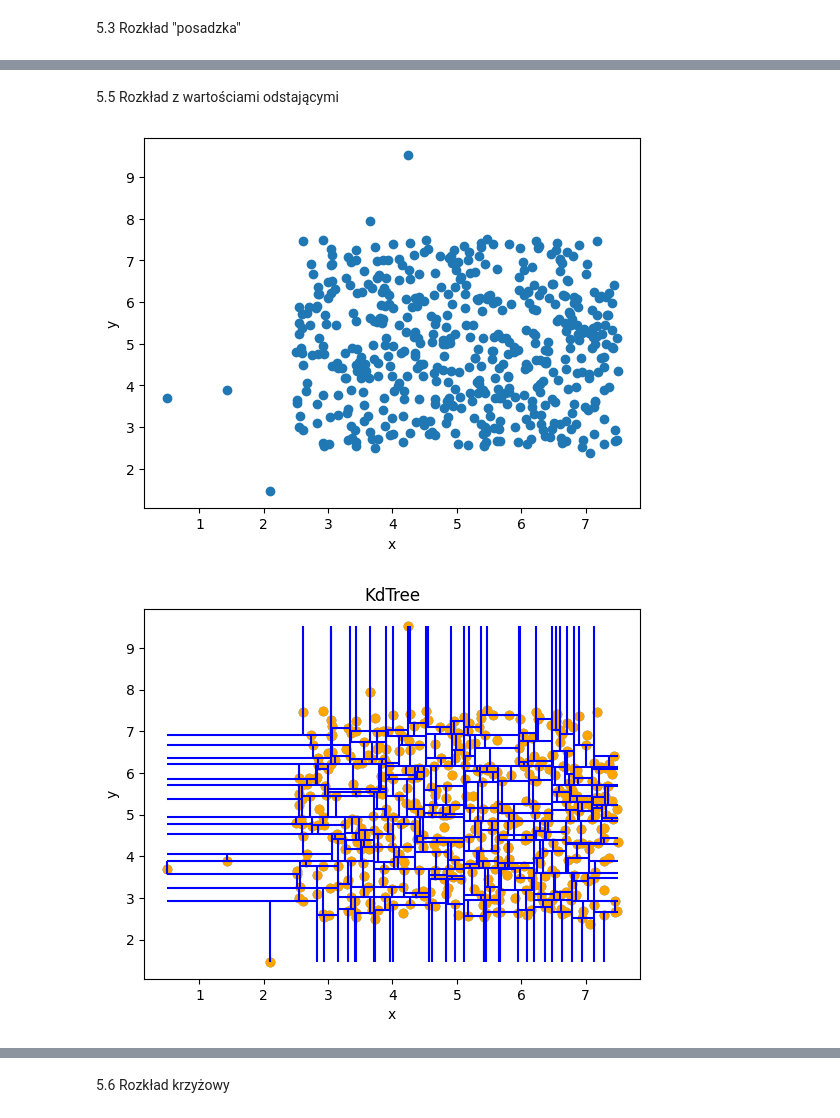
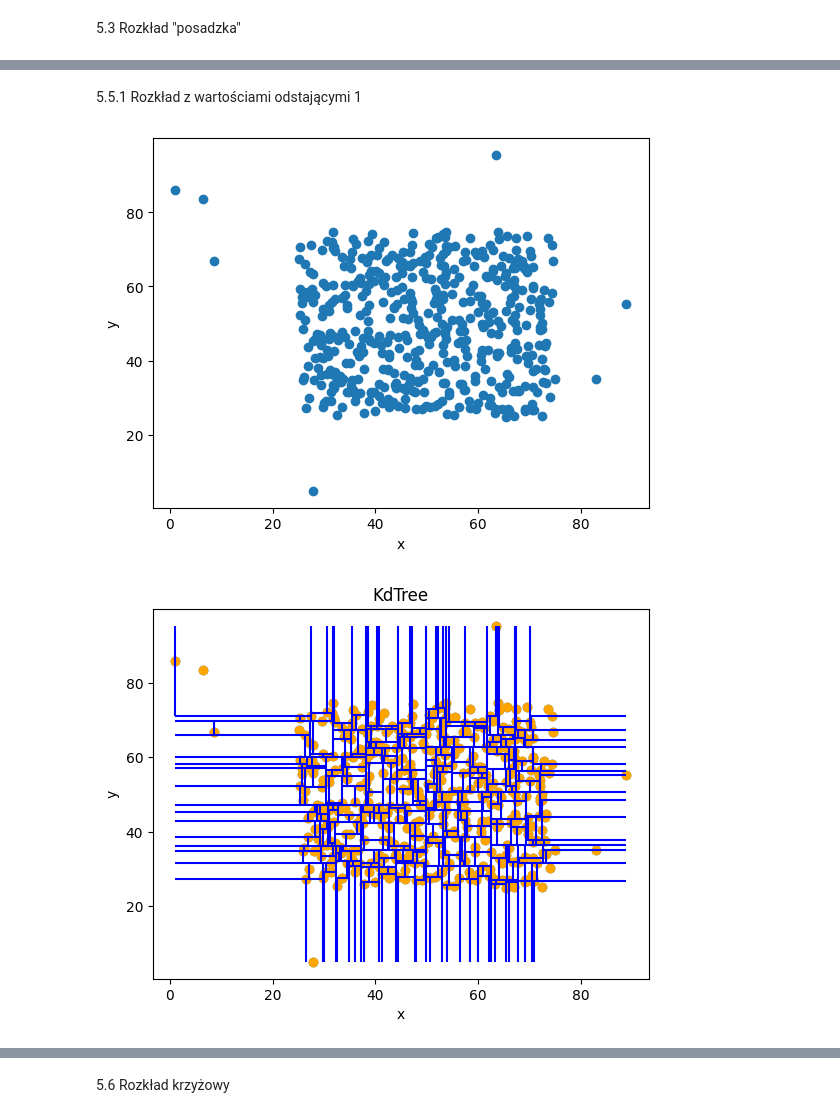
Before and after one commit to WerWojtas/QuadTree_and_KdTree, a Jupyter notebook: Comparison.ipynb, the cells around one changed output, grey strips where cells are left out. Cells and saved outputs as stored; diff of their text form; code cells hidden in the pictures.

```diff
--- a/Comparison.ipynb
+++ b/Comparison.ipynb
@@ -502,7 +503,7 @@ generate_visualization(cg.cluster_distribution, q_clust, (Rectangle(Point([0,0])
 # %% [markdown]
-5.5 Rozkład z wartościami odstającymi
+5.5.1 Rozkład z wartościami odstającymi 1
 # %%
-generate_visualization(cg.outliers_distribution, q_out, Rectangle(Point([0,0]), Point([10,10])))
+generate_visualization(cg.outliers_distribution, q_out, Rectangle(Point([0,0]), Point([100,100])),Rectangle([0,10], [90,20]))
 # %% [output]
-[figure, old version]
+[figure, new version]
-[figure, old version]
+[figure, new version]
```
Also changed, not shown: parts of 12 cells of this notebook.
